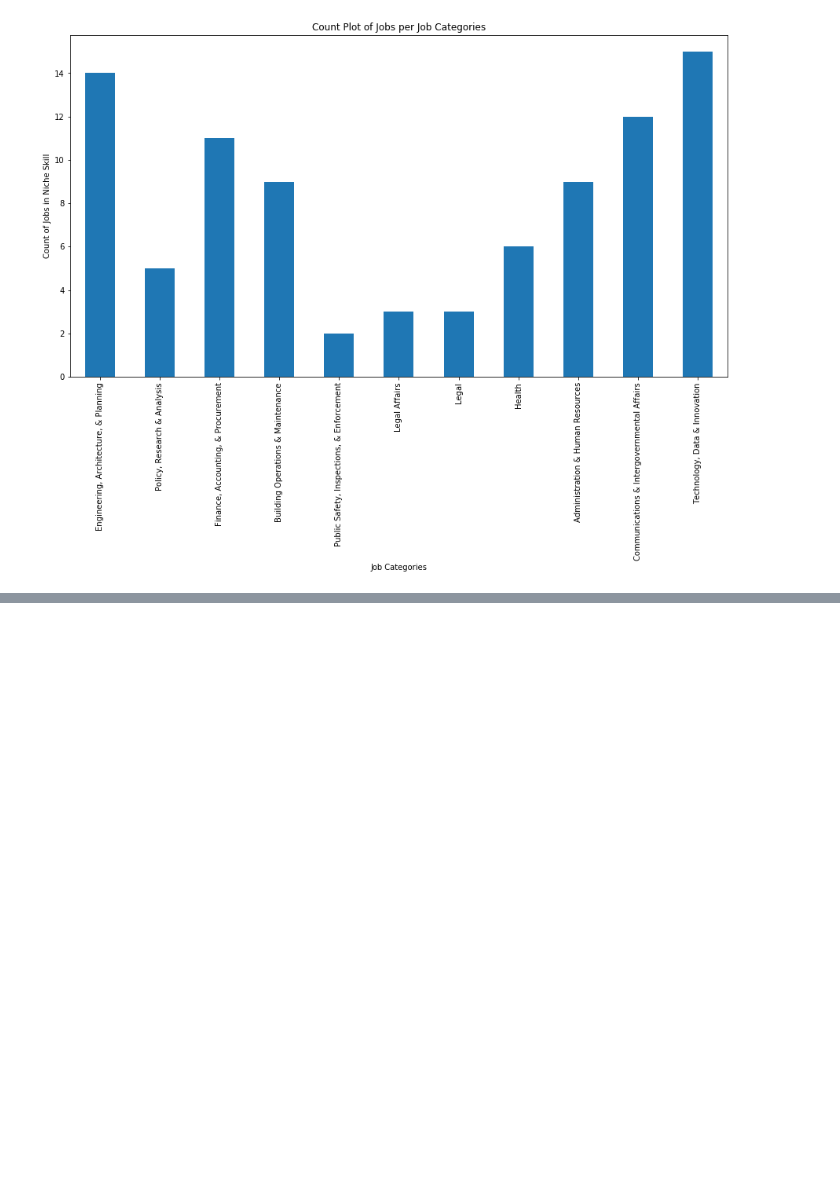
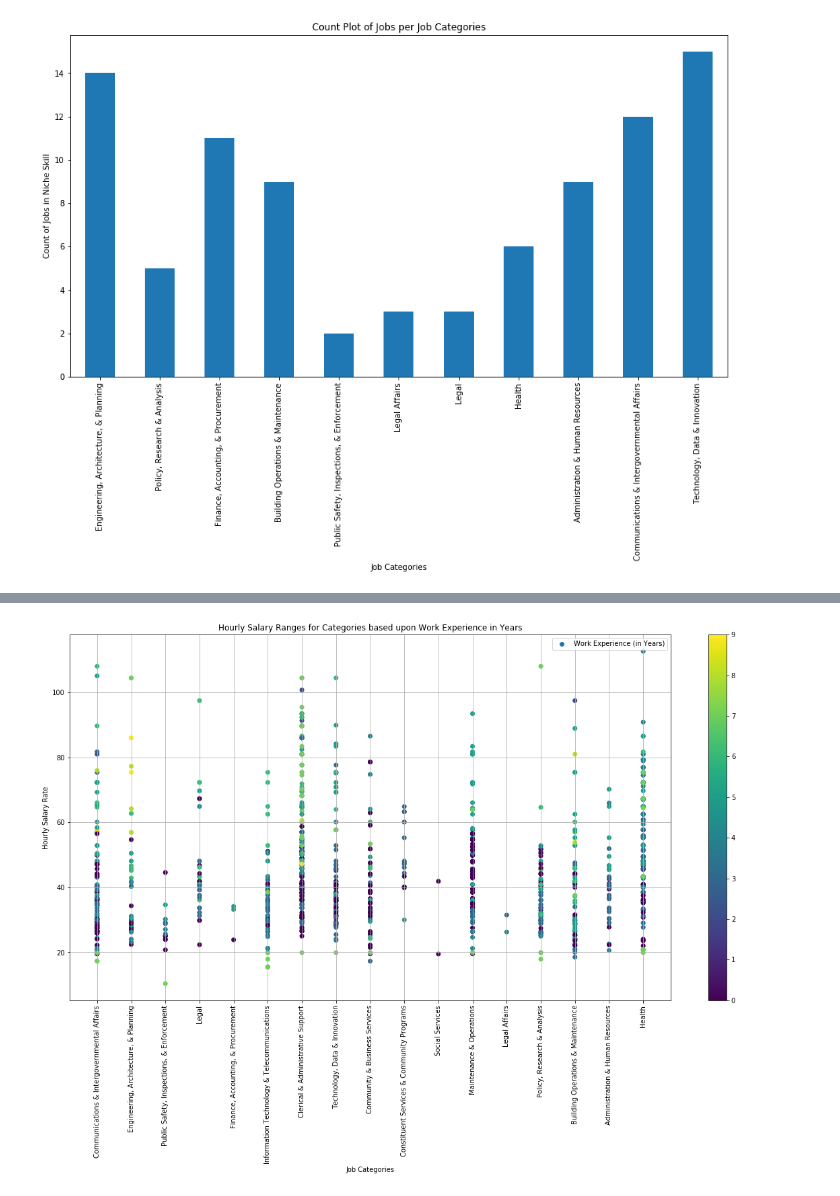
Before and after one commit to brajbhushan-tripathi/IDS_Assignment, a Jupyter notebook: assignment.ipynb, the cells around one changed output, grey strips where cells are left out. Drawn from its saved outputs; the diff is of its cells as text; code cells hidden in the pictures; blank space fills up the shorter version.

```diff
--- a/assignment.ipynb
+++ b/assignment.ipynb
@@ -374,7 +377,7 @@ def get_experience(row):
 
     for i, item in enumerate(row):
         if item.startswith('year'):
-            return (str(numbers.get(prv_word, prv_word)) + '_' + item)
+            return (str(numbers.get(prv_word, prv_word)))
 
         prv_word = item
 
@@ -449,0 +397,14 @@ df[df.work_experience.isna()]['Minimum Qual Requirements'].loc[37]
+# %%
+df_new = df_new[~df_new.work_experience.isna()]
+# %%
+from sklearn.preprocessing import LabelEncoder
+le_jobcat = LabelEncoder()
+le_workexp = LabelEncoder()
+transformed_job_categories = le_jobcat.fit_transform(df_new['job_category_0'])
+transformed_work_experience = le_workexp.fit_transform(df_new['work_experience'])
+
+df_new['job_category_0_transformed'] = transformed_job_categories
+df_new['work_experience_transformed'] = transformed_work_experience
+# %%
+zipped = zip(transformed_job_categories.tolist(), le_jobcat.inverse_transform(transformed_job_categories).tolist())
+job_categories = list(set(list(zipped)))
@@ -449,0 +416,28 @@ df[df.work_experience.isna()]['Minimum Qual Requirements'].loc[37]
+# %%
+import matplotlib.pyplot as plt
+
+fig, ax = plt.subplots(1,1, figsize=(20,10))
+
+plt.scatter(
+    x='job_category_0_transformed',
+    y='Hourly Salary Range To',
+    c='work_experience_transformed',
+    marker='o',
+    data=df_new
+)
+
+plt.legend(['Work Experience (in Years)'])
+plt.colorbar()
+plt.grid()
+
+plt.xlabel('Job Categories')
+plt.ylabel('Hourly Salary Rate')
+plt.title('Hourly Salary Ranges for Categories based upon Work Experience in Years')
+#plt.xticks(ticks=[i[0] for i in job_categories], labels=[i[1] for i in job_categories], rotation=90)
+
+ax.set_xticks(ticks=range(0,17))
+ax.set_xticklabels([i[1] for i in job_categories], rotation=90)
+
+plt.show()
+# %% [output]
+[figure, added]
```
Also changed, not shown: parts of 10 cells of this notebook.
